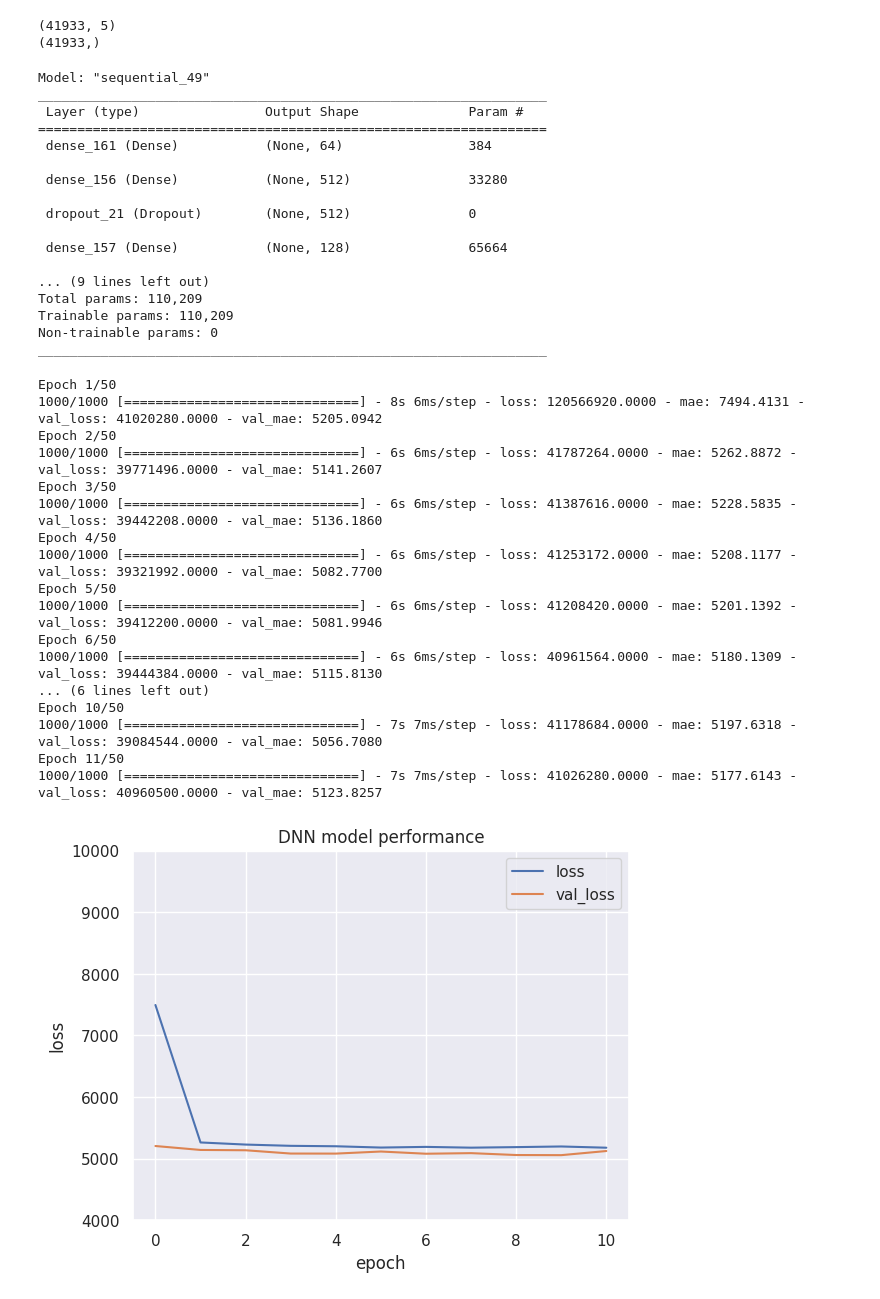
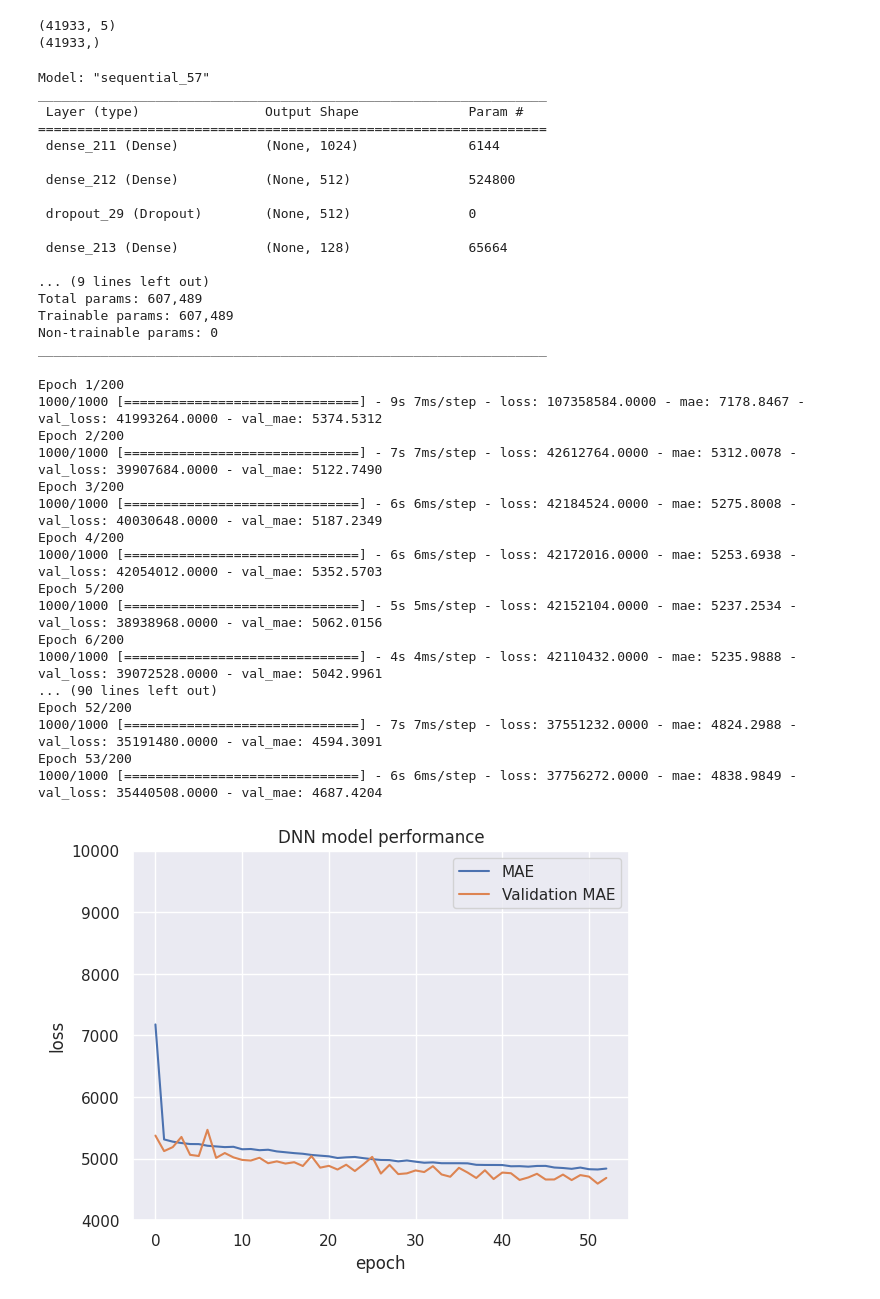
Before and after one commit to KnightChaser/ML-challenge, a Jupyter notebook: EX_challenging_problems/03_power_consumption_prediction/electricity_usage_prediction_challenge_DNN.ipynb, the cells around one changed output. Cells and saved outputs as stored; diff of their text form; code cells hidden in the pictures.

```diff
--- a/EX_challenging_problems/03_power_consumption_prediction/electricity_usage_prediction_challenge_DNN.ipynb
+++ b/EX_challenging_problems/03_power_consumption_prediction/electricity_usage_prediction_challenge_DNN.ipynb
@@ -14,7 +12,7 @@ print(tf.config.list_physical_devices())
 # %%
 import pandas as pd
 
-df = pd.read_csv("/TetuanCityPowerConsumption.csv")             # UPLOADED
+df = pd.read_csv("https://raw.githubusercontent.com/KnightChaser/ML-challenge/main/EX_challenging_problems/03_power_consumption_prediction/TetuanCityPowerConsumption.csv")             # UPLOADED
 print(df)
 # %% [output]
        Temperature  Humidity  Wind Speed  general diffuse flows  \
@@ -113,21 +111,20 @@ print(train_target.shape)
 # %%
 from tensorflow import keras
 
-def create_DNN_model(additional_model = None):
+def create_DNN_model(additional_layers = None):
 
     model = keras.Sequential()
-    model.add(keras.layers.Dense(units = 64, activation = "relu", input_shape = (5, )))
 
-
-    if additional_model:
-        for more_model in additional_model:
+    if additional_layers:
+        for more_model in additional_layers:
             model.add(more_model)
 
     model.add(keras.layers.Dense(units = 1))
 
     return model
 # %%
-model = create_DNN_model([keras.layers.Dense(units = 512, activation = "relu"),
+model = create_DNN_model([keras.layers.Dense(units = 1024, activation = "relu", input_shape = (5, )),
+                          keras.layers.Dense(units = 512, activation = "relu"),
                           keras.layers.Dropout(0.3),
                           keras.layers.Dense(units = 128, activation = "relu"),
                           keras.layers.Dense(units = 64, activation = "relu"),
@@ -136,21 +133,21 @@ model = create_DNN_model([keras.layers.Dense(units = 512, activation = "relu"),
                          ])
 model.summary()
 # %% [output]
-Model: "sequential_49"
+Model: "sequential_57"
 _________________________________________________________________
  Layer (type)                Output Shape              Param #
 =================================================================
- dense_161 (Dense)           (None, 64)                384
+ dense_211 (Dense)           (None, 1024)              6144
 
- dense_156 (Dense)           (None, 512)               33280
+ dense_212 (Dense)           (None, 512)               524800
 
- dropout_21 (Dropout)        (None, 512)               0
+ dropout_29 (Dropout)        (None, 512)               0
 
- dense_157 (Dense)           (None, 128)               65664
+ dense_213 (Dense)           (None, 128)               65664
 
 ... (9 lines left out)
-Total params: 110,209
-Trainable params: 110,209
+Total params: 607,489
+Trainable params: 607,489
 Non-trainable params: 0
 _________________________________________________________________
 # %%
@@ -161,47 +158,47 @@ model.compile(loss = "mse",                         # <-- REGRESSION
 # %%
 from sklearn.utils import validation
 
-early_stopping_checkpoint = keras.callbacks.EarlyStopping(patience = 3, restore_best_weights = True)
+early_stopping_checkpoint = keras.callbacks.EarlyStopping(patience = 10, restore_best_weights = True, mode = "auto")
 
 history = model.fit(train_scaled, train_target,
-                    epochs = 50,
+                    epochs = 200,
                     steps_per_epoch = 1000,
                     validation_data = (test_scaled, test_target),
                     callbacks = [early_stopping_checkpoint])
 # %% [output]
-Epoch 1/50
-1000/1000 [==============================] - 8s 6ms/step - loss: 120566920.0000 - mae: 7494.4131 - val_loss: 41020280.0000 - val_mae: 5205.0942
-Epoch 2/50
-1000/1000 [==============================] - 6s 6ms/step - loss: 41787264.0000 - mae: 5262.8872 - val_loss: 39771496.0000 - val_mae: 5141.2607
-Epoch 3/50
-1000/1000 [==============================] - 6s 6ms/step - loss: 41387616.0000 - mae: 5228.5835 - val_loss: 39442208.0000 - val_mae: 5136.1860
-Epoch 4/50
-1000/1000 [==============================] - 6s 6ms/step - loss: 41253172.0000 - mae: 5208.1177 - val_loss: 39321992.0000 - val_mae: 5082.7700
-Epoch 5/50
-1000/1000 [==============================] - 6s 6ms/step - loss: 41208420.0000 - mae: 5201.1392 - val_loss: 39412200.0000 - val_mae: 5081.9946
-Epoch 6/50
-1000/1000 [==============================] - 6s 6ms/step - loss: 40961564.0000 - mae: 5180.1309 - val_loss: 39444384.0000 - val_mae: 5115.8130
-... (6 lines left out)
-Epoch 10/50
-1000/1000 [==============================] - 7s 7ms/step - loss: 41178684.0000 - mae: 5197.6318 - val_loss: 39084544.0000 - val_mae: 5056.7080
-Epoch 11/50
-1000/1000 [==============================] - 7s 7ms/step - loss: 41026280.0000 - mae: 5177.6143 - val_loss: 40960500.0000 - val_mae: 5123.8257
+Epoch 1/200
+1000/1000 [==============================] - 9s 7ms/step - loss: 107358584.0000 - mae: 7178.8467 - val_loss: 41993264.0000 - val_mae: 5374.5312
+Epoch 2/200
+1000/1000 [==============================] - 7s 7ms/step - loss: 42612764.0000 - mae: 5312.0078 - val_loss: 39907684.0000 - val_mae: 5122.7490
+Epoch 3/200
+1000/1000 [==============================] - 6s 6ms/step - loss: 42184524.0000 - mae: 5275.8008 - val_loss: 40030648.0000 - val_mae: 5187.2349
+Epoch 4/200
+1000/1000 [==============================] - 6s 6ms/step - loss: 42172016.0000 - mae: 5253.6938 - val_loss: 42054012.0000 - val_mae: 5352.5703
+Epoch 5/200
+1000/1000 [==============================] - 5s 5ms/step - loss: 42152104.0000 - mae: 5237.2534 - val_loss: 38938968.0000 - val_mae: 5062.0156
+Epoch 6/200
+1000/1000 [==============================] - 4s 4ms/step - loss: 42110432.0000 - mae: 5235.9888 - val_loss: 39072528.0000 - val_mae: 5042.9961
+... (90 lines left out)
+Epoch 52/200
+1000/1000 [==============================] - 7s 7ms/step - loss: 37551232.0000 - mae: 4824.2988 - val_loss: 35191480.0000 - val_mae: 4594.3091
+Epoch 53/200
+1000/1000 [==============================] - 6s 6ms/step - loss: 37756272.0000 - mae: 4838.9849 - val_loss: 35440508.0000 - val_mae: 4687.4204
 # %%
 import matplotlib.pyplot as plt
 
 plt.title("DNN model performance")
 
-plt.plot(history.history["mae"], label = "loss")
-plt.plot(history.history["val_mae"], label = "val_loss")
+plt.plot(history.history["mae"], label = "MAE")
+plt.plot(history.history["val_mae"], label = "Validation MAE")
 
 plt.ylim([4000, 10000])
 plt.xlabel("epoch")
 plt.ylabel("loss")
 plt.legend()
 
 plt.show()
 # %% [output]
-[figure, old version]
+[figure, new version]
 # %%
 model.evaluate(test_scaled, test_target)
 # %% [output]
```
Also changed, not shown: parts of 3 cells of this notebook, 1 other file.
